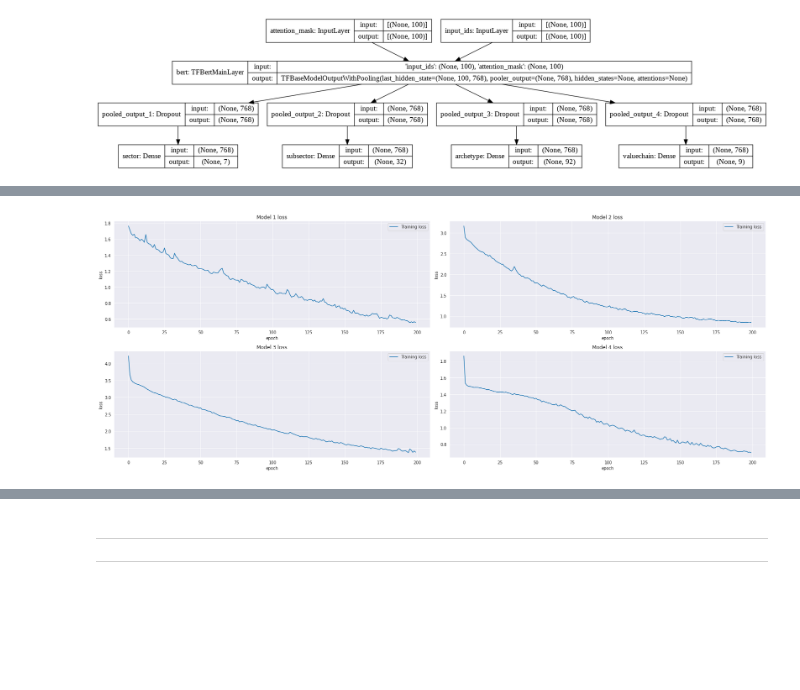
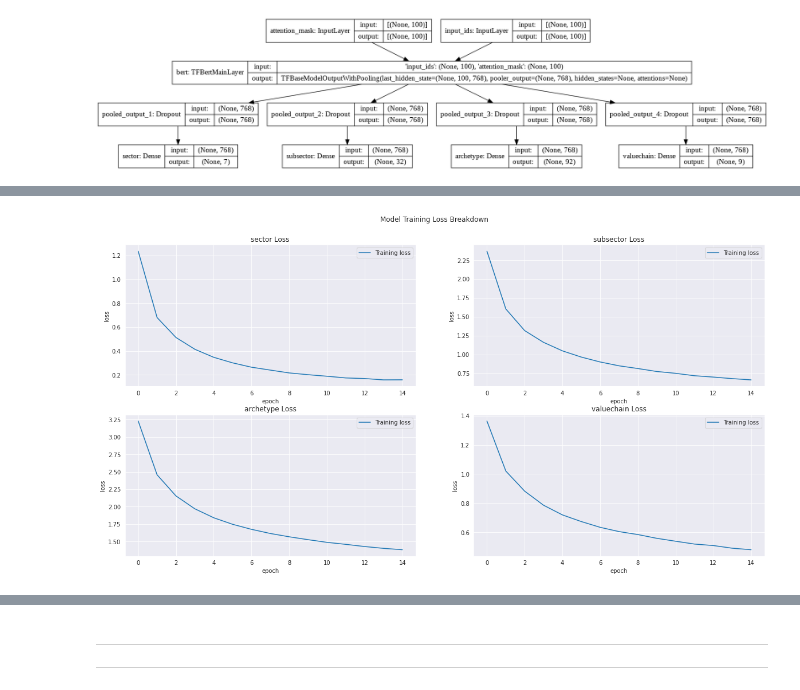
Before and after one commit to ngzhankang/finalYearProjectUOB, a Jupyter notebook: training/NLP_BERT.ipynb, the cells around one changed output, grey strips where cells are left out. Cells and saved outputs as stored; diff of their text form; code cells hidden in the pictures; blank space fills up the shorter version.

```diff
--- a/training/NLP_BERT.ipynb
+++ b/training/NLP_BERT.ipynb
@@ -959,20 +923,22 @@ ________________________________________________________________________________
 tf.keras.utils.plot_model(model, show_shapes=True)
 # %% [output]
 [figure]
+# %%
+# FOR TPU
+1
+# train model
+history = model.fit({'input_ids': X_train['input_ids'], 'attention_mask': X_train['attention_mask']}, y_train_multi, validation_split=0.2, epochs=1, batch_size=64, verbose=1)
 # %%
-from tensorflow.keras.metrics import Precision, Recall, AUC
+from tensorflow.keras.metrics import Precision, Recall, AUC, CategoricalAccuracy
 from tensorflow.keras.optimizers import SGD, Adam
 from tensorflow.keras.callbacks import EarlyStopping
 
-# setting optimizer
+# setting optimizer - based on recommended vals
 opt = Adam(learning_rate=5e-05, epsilon=1e-08, decay=0.01, clipnorm=1.0)
 
 # defining loss
 losses = {i : 'categorical_crossentropy' for i in label_names}
 
-# model compile
-model.compile(loss=losses, optimizer=opt, metrics=['accuracy', Precision(), Recall(), AUC(name='auc_precision_recall', num_thresholds=10000)])
-
 # train model
-history = model.fit({'input_ids': X_train['input_ids'], 'attention_mask': X_train['attention_mask']}, y_train_multi, validation_split=0.2, epochs=10, batch_size=8, verbose=1)
+history = model.fit({'input_ids': X_train['input_ids'], 'attention_mask': X_train['attention_mask']}, y_train_multi, validation_split=0.2, epochs=15, batch_size=16)
 # %% [output]
@@ -1021,0 +972,6 @@ plt.tight_layout()
+# %%
+metrics = model.evaluate({'input_ids': X_test['input_ids'], 'attention_mask': X_test['attention_mask']}, y_test_multi)[1:]
+
+print(f'Label\t\tLoss\tAccuracy\tPrecision\tRecall\tPR AUC\tF1 Score')
+for i, label in enumerate(label_names):
+    print(f'{label:<16}{metrics[i]:<8.3f}{metrics[i+4]:<8.3%}\t{metrics[i+8]:<9.3f}\t{metrics[i+12]:<6.3f}\t{metrics[i+16]:<6.3f}\t{(metrics[i+8] * metrics[i+12]) / (metrics[i+8] + metrics[i+12]):<8.3f}')
@@ -1022,35 +1092,51 @@ plt.tight_layout()
 # %%
-# subplot for model loss
-fig = plt.figure(figsize=(23,9))
+# plot metric graphs for all labels
+metric_names = model.metrics_names
 
-plt.subplot(2,2,1)
-plt.plot(models[0].history.history['loss'])
-plt.title('Model 1 loss')
-plt.ylabel('loss')
-plt.xlabel('epoch')
-plt.legend(['Training loss'], loc='best')
+fig = plt.figure(1, figsize=(20,10))
+plt.suptitle('Model Training Loss Breakdown', y=0.95)
 
-plt.subplot(2,2,2)
-plt.plot(models[1].history.history['loss'])
-plt.title('Model 2 loss')
-plt.ylabel('loss')
-plt.xlabel('epoch')
-plt.legend(['Training loss'], loc='best')
+for i, name in enumerate(label_names):
+    plt.subplot(2, 2, i+1)
+    plt.plot(history.history[metric_names[i+1]])
+    plt.title(f'{name} Loss')
+    plt.ylabel('loss')
+    plt.xlabel('epoch')
+    plt.legend(['Training loss'])
 
-plt.subplot(2,2,3)
-plt.plot(models[2].history.history['loss'])
-plt.title('Model 3 loss')
-plt.ylabel('loss')
-plt.xlabel('epoch')
-plt.legend(['Training loss'], loc='best')
+fig = plt.figure(2, figsize=(20,10))
+plt.suptitle('Model Training Accuracy Breakdown', y=0.95)
 
-plt.subplot(2,2,4)
-plt.plot(models[3].history.history['loss'])
-plt.title('Model 4 loss')
-plt.ylabel('loss')
-plt.xlabel('epoch')
-plt.legend(['Training loss'], loc='best')
+for i, name in enumerate(label_names):
+    plt.subplot(2, 2, i+1)
+    plt.plot(history.history[metric_names[i+5]])
+    plt.title(f'{name} Accuracy')
+    plt.ylabel('accuracy')
+    plt.xlabel('epoch')
+    plt.legend(['Training Accuracy'])
 
-plt.tight_layout()
+fig = plt.figure(3, figsize=(20,10))
+plt.suptitle('Model Training Precision Breakdown', y=0.95)
+
+for i, name in enumerate(label_names):
+    plt.subplot(2, 2, i+1)
+    plt.plot(history.history[metric_names[i+9]])
+    plt.title(f'{name} Precision')
+    plt.ylabel('precision')
+    plt.xlabel('epoch')
+    plt.legend(['Training Loss'])
+
+fig = plt.figure(4, figsize=(20,10))
+plt.suptitle('Model Training Recall Breakdown', y=0.95)
+
+for i, name in enumerate(label_names):
+    plt.subplot(2, 2, i+1)
+    plt.plot(history.history[metric_names[i+13]])
+    plt.title(f'{name} Recall')
+    plt.ylabel('recall')
+    plt.xlabel('epoch')
+    plt.legend(['Training Loss'])
+
+plt.show()
 # %% [output]
-[figure, old version]
+[figure, new version]
```
Also changed, not shown: parts of 35 cells of this notebook.
